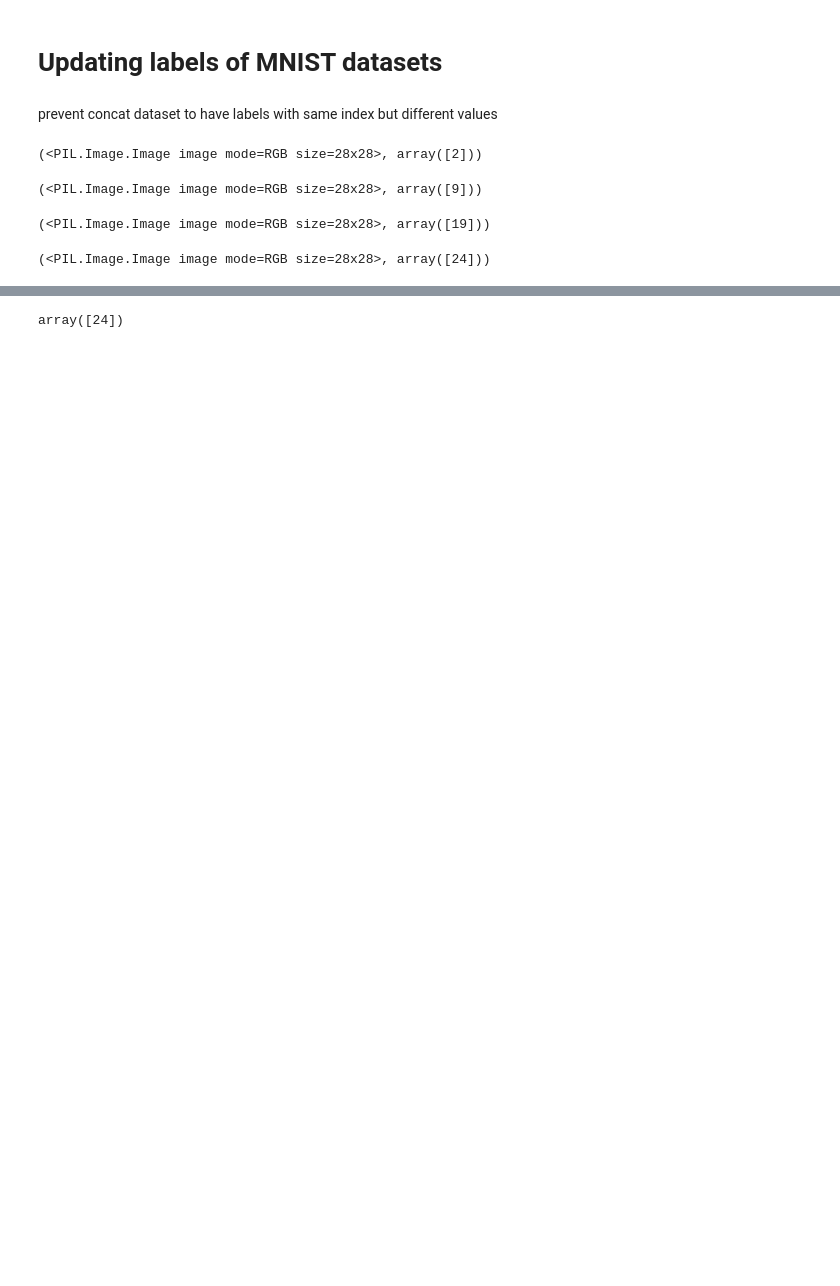
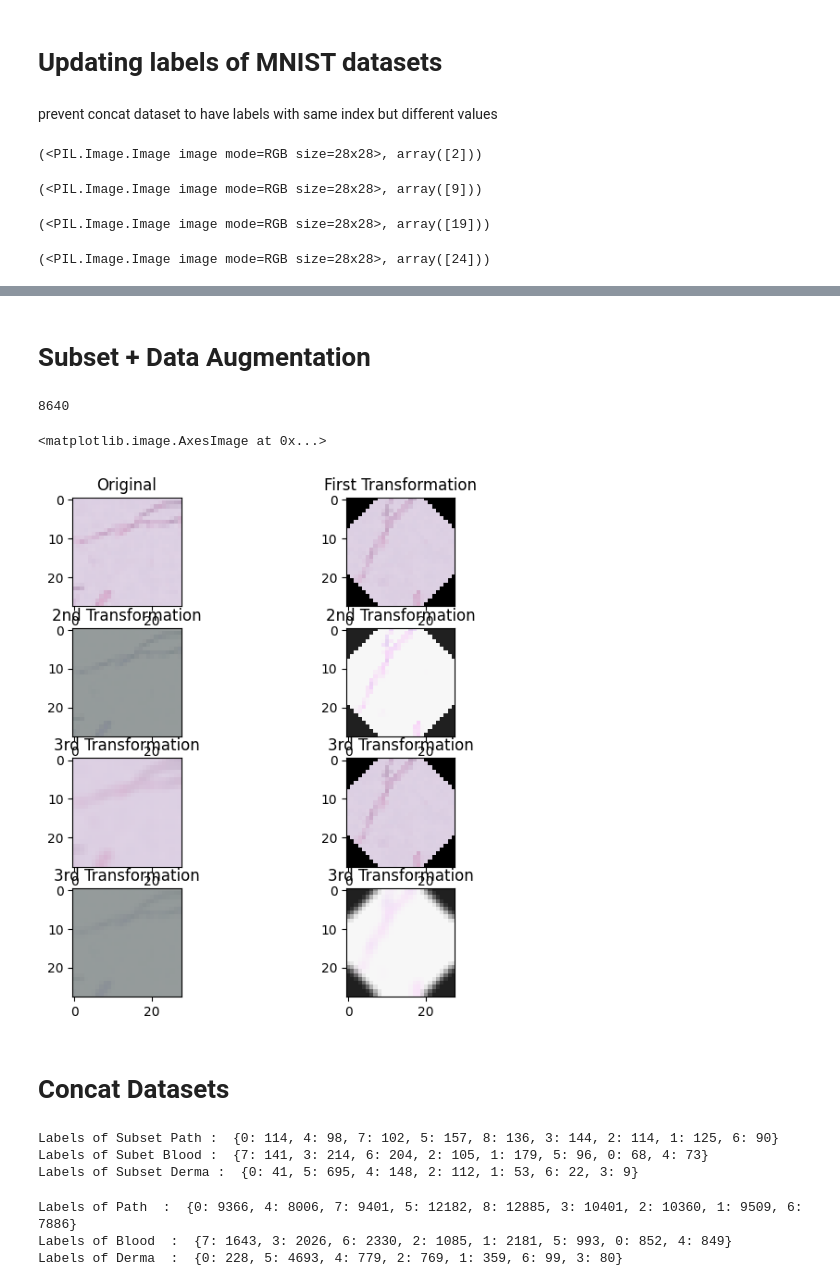
Before and after one commit to LucasColas/CNN-vs-ViT, a Jupyter notebook: concat_mnist.ipynb, the cells around one changed output, grey strips where cells are left out. Saved outputs shown, nothing was run; the diff lists cells and outputs as text; code cells hidden in the pictures; blank space fills up the shorter version.

Commit message:
created script for data augmentation and concat

```diff
--- a/concat_mnist.ipynb
+++ b/concat_mnist.ipynb
@@ -168,4 +137,8 @@ axs[1, 1].imshow(train_mnist_dataset[108967]['pixel_values'])
-# %%
-train_mnist_dataset[108967]['labels']
-# %% [output]
-array([24])
+# %% [markdown]
+# Subset + Data Augmentation
+# %%
+subset_count = torch.arange(1080)
+
+path_subset_dataset = Subset(path_dataset, subset_count)
+blood_subset_dataset = Subset(blood_dataset, subset_count)
+derma_subset_dataset = Subset(derma_dataset, subset_count)
@@ -171,0 +199,28 @@ array([24])
+# %%
+augmented_path_dataset = DatasetAugmentation(path_subset_dataset)
+len(augmented_path_dataset)
+# %% [output]
+8640
+# %%
+fig, axs = plt.subplots(nrows=4, ncols=2, figsize=(7, 7),)
+axs[0, 0].set_title('Original')
+axs[0, 0].imshow(augmented_path_dataset[0][0])
+axs[0, 1].set_title('First Transformation')
+axs[0, 1].imshow(augmented_path_dataset[1080][0])
+axs[1, 0].set_title('2nd Transformation')
+axs[1, 0].imshow(augmented_path_dataset[2160][0])
+axs[1, 1].set_title('2nd Transformation')
+axs[1, 1].imshow(augmented_path_dataset[3240][0])
+axs[2, 0].set_title('3rd Transformation')
+axs[2, 0].imshow(augmented_path_dataset[4320][0])
+axs[2, 1].set_title('3rd Transformation')
+axs[2, 1].imshow(augmented_path_dataset[5400][0])
+axs[3, 0].set_title('3rd Transformation')
+axs[3, 0].imshow(augmented_path_dataset[6480][0])
+axs[3, 1].set_title('3rd Transformation')
+axs[3, 1].imshow(augmented_path_dataset[7560][0])
+# %% [output]
+<matplotlib.image.AxesImage at 0x...>
+[figure, added]
+# %% [markdown]
+# Concat Datasets
@@ -171,0 +238,16 @@ array([24])
+# %%
+print("Labels of Subset Path : " , CountLabels(path_subset_dataset))
+print("Labels of Subet Blood : ", CountLabels(blood_subset_dataset))
+print("Labels of Subset Derma : ", CountLabels(derma_subset_dataset))
+# %% [output]
+Labels of Subset Path :  {0: 114, 4: 98, 7: 102, 5: 157, 8: 136, 3: 144, 2: 114, 1: 125, 6: 90}
+Labels of Subet Blood :  {7: 141, 3: 214, 6: 204, 2: 105, 1: 179, 5: 96, 0: 68, 4: 73}
+Labels of Subset Derma :  {0: 41, 5: 695, 4: 148, 2: 112, 1: 53, 6: 22, 3: 9}
+# %%
+print("Labels of Path  : ", CountLabels(path_dataset))
+print("Labels of Blood  : ", CountLabels(blood_dataset))
+print("Labels of Derma  : ", CountLabels(derma_dataset))
+# %% [output]
+Labels of Path  :  {0: 9366, 4: 8006, 7: 9401, 5: 12182, 8: 12885, 3: 10401, 2: 10360, 1: 9509, 6: 7886}
+Labels of Blood  :  {7: 1643, 3: 2026, 6: 2330, 2: 1085, 1: 2181, 5: 993, 0: 852, 4: 849}
+Labels of Derma  :  {0: 228, 5: 4693, 4: 779, 2: 769, 1: 359, 6: 99, 3: 80}
```
Also changed, not shown: parts of 18 cells of this notebook, 1 other file.
